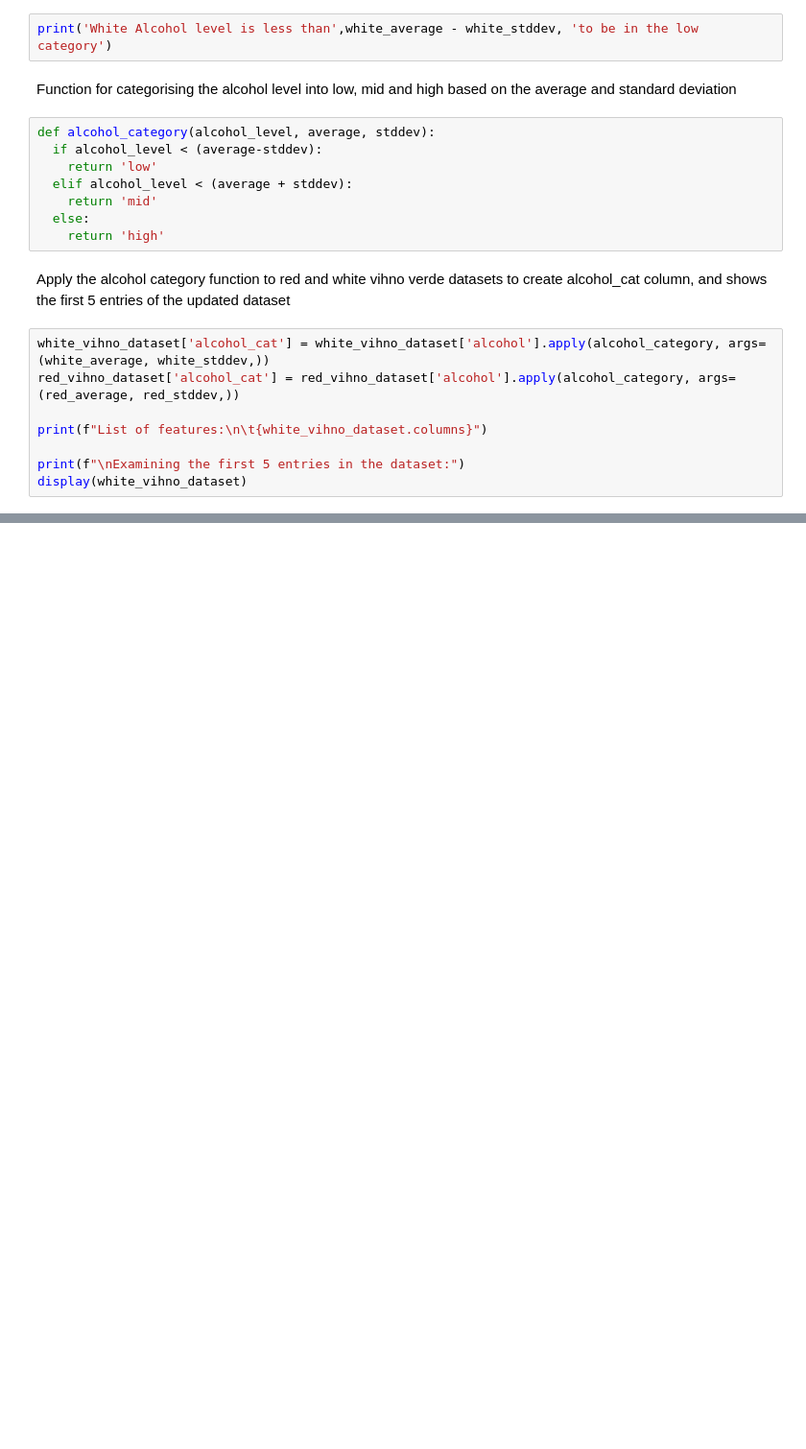
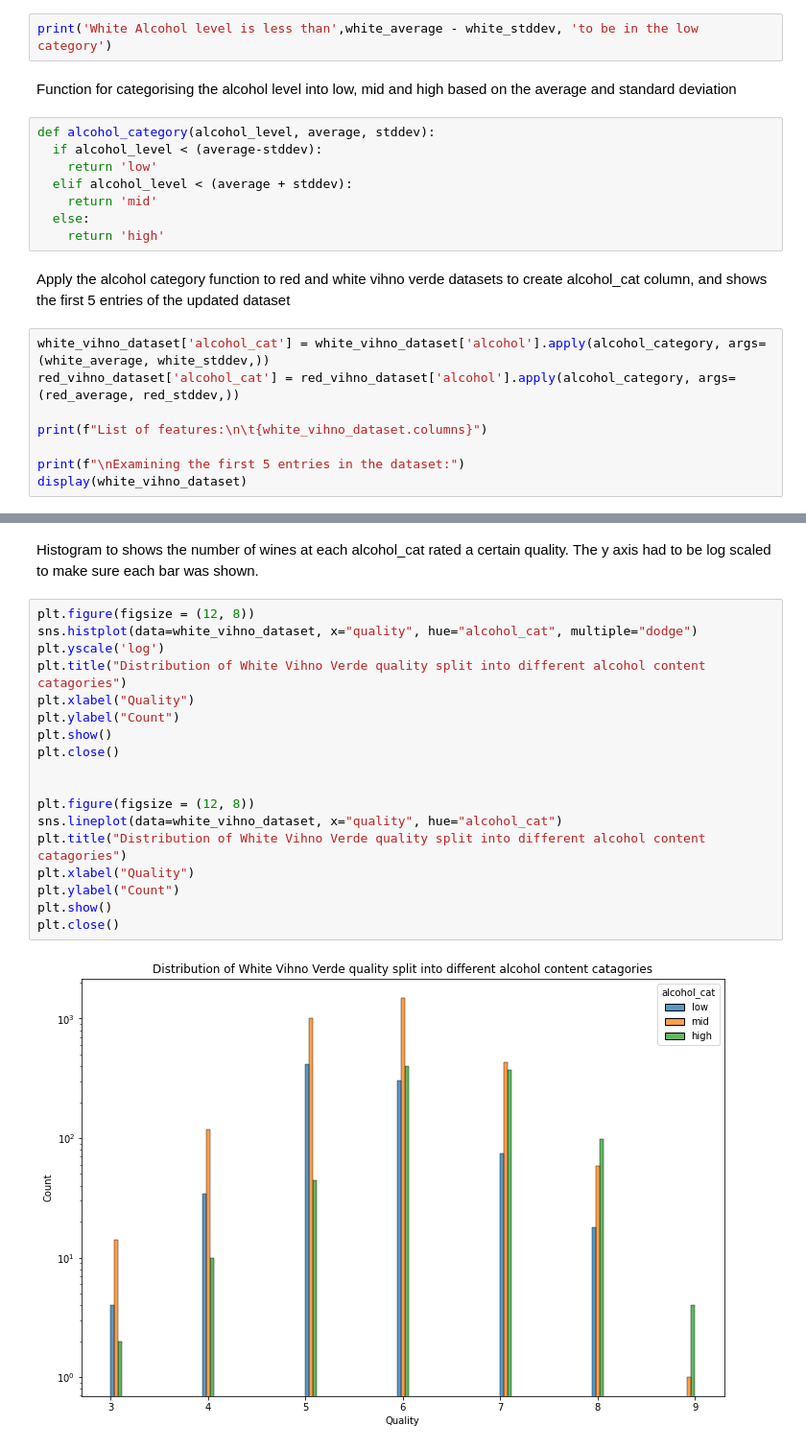
Before and after one commit to c0037654Newcastle/CSC2034-DS-Project, a Jupyter notebook: CSC2034_DS_Project.ipynb, the cells around one changed output, grey strips where cells are left out. Shown at 96% size. Saved outputs shown, nothing was run; the diff lists cells and outputs as text; blank space fills up the shorter version.

```diff
--- a/CSC2034_DS_Project.ipynb
+++ b/CSC2034_DS_Project.ipynb
@@ -139,0 +134,22 @@ display(white_vihno_dataset)
+# %% [markdown]
+Histogram to shows the number of wines at each alcohol_cat rated a certain quality. The y axis had to be log scaled to make sure each bar was shown.
+# %%
+plt.figure(figsize = (12, 8))
+sns.histplot(data=white_vihno_dataset, x="quality", hue="alcohol_cat", multiple="dodge")
+plt.yscale('log')
+plt.title("Distribution of White Vihno Verde quality split into different alcohol content catagories")
+plt.xlabel("Quality")
+plt.ylabel("Count")
+plt.show()
+plt.close()
+
+
+plt.figure(figsize = (12, 8))
+sns.lineplot(data=white_vihno_dataset, x="quality", hue="alcohol_cat")
+plt.title("Distribution of White Vihno Verde quality split into different alcohol content catagories")
+plt.xlabel("Quality")
+plt.ylabel("Count")
+plt.show()
+plt.close()
+# %% [output]
+[figure, added]
```
Also changed, not shown: parts of 9 cells of this notebook.
